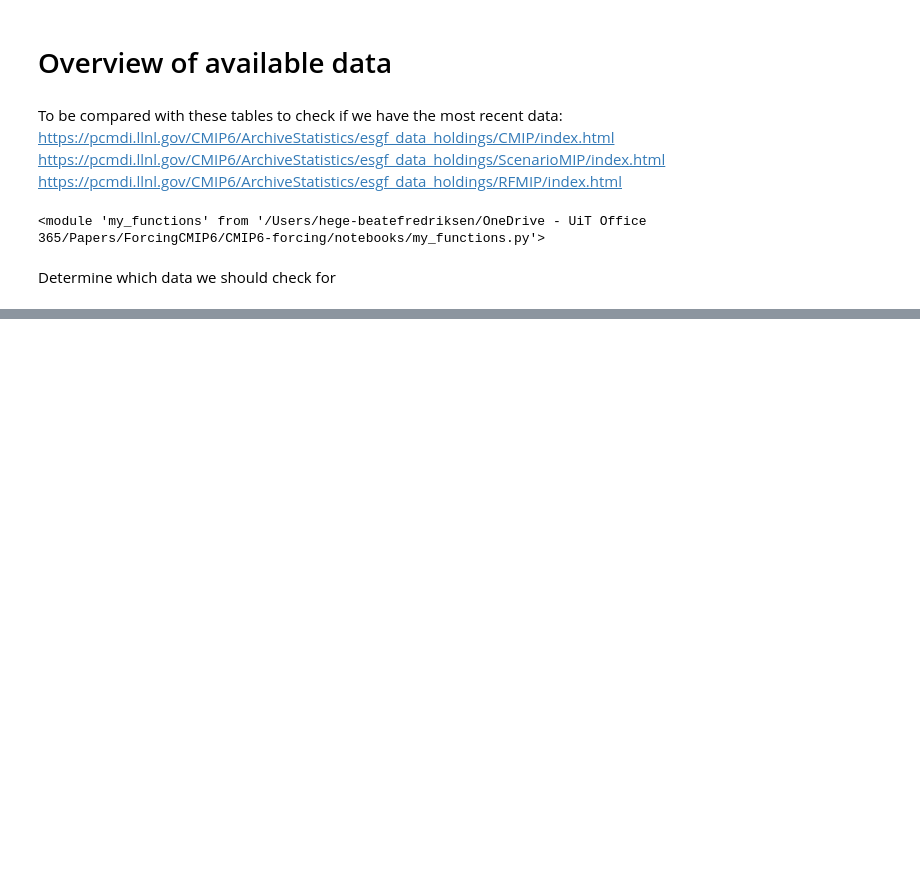
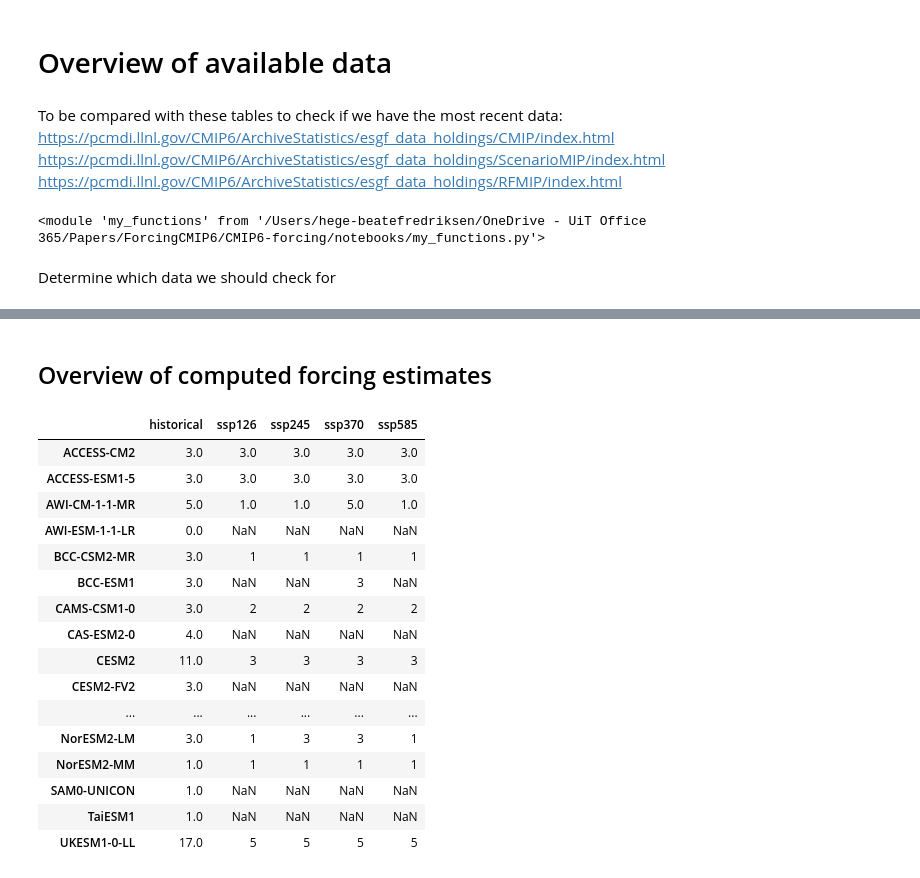
Before and after one commit to Hegebf/CMIP6-forcing, a Jupyter notebook: notebooks/Data_overview.ipynb, the cells around one changed output, grey strips where cells are left out. Cells and saved outputs as stored; diff of their text form; code cells hidden in the pictures; blank space fills up the shorter version.

Commit message:
added overview of forcing estimates

```diff
--- a/notebooks/Data_overview.ipynb
+++ b/notebooks/Data_overview.ipynb
@@ -55,0 +58,37 @@ df
+# %% [markdown]
+## Overview of computed forcing estimates
+# %%
+dff = pd.DataFrame(); # will contain number of transient forcing estimates
+forcingdirectory = '../Estimates/Transient_forcing_estimates/'
+
+#for model in [model_names[0]]:
+for model in df.index:
+    for exp in experiment_list:
+        forcingsubdir = os.path.join(forcingdirectory, model, exp)
+        if os.path.isdir(forcingsubdir):
+            forcingfiles = [ f.name for f in os.scandir(forcingsubdir) if f.name !='.ipynb_checkpoints']
+            dff.loc[model, exp] = int(len(forcingfiles)/3)
+        else:
+            if np.isnan(df.loc[model, exp]):
+                dff.loc[model, exp] = 'NaN' # no anomalies exist to compute forcing from
+            else:
+                dff.loc[model, exp] = 0 # anomalies exist, but no forcing is computed from it
+dff
+# %% [output]
+|  | historical | ssp126 | ssp245 | ssp370 | ssp585 |
+| ACCESS-CM2 | 3.0 | 3.0 | 3.0 | 3.0 | 3.0 |
+| ACCESS-ESM1-5 | 3.0 | 3.0 | 3.0 | 3.0 | 3.0 |
+| AWI-CM-1-1-MR | 5.0 | 1.0 | 1.0 | 5.0 | 1.0 |
+| AWI-ESM-1-1-LR | 0.0 | NaN | NaN | NaN | NaN |
+| BCC-CSM2-MR | 3.0 | 1 | 1 | 1 | 1 |
+| BCC-ESM1 | 3.0 | NaN | NaN | 3 | NaN |
+| CAMS-CSM1-0 | 3.0 | 2 | 2 | 2 | 2 |
+| CAS-ESM2-0 | 4.0 | NaN | NaN | NaN | NaN |
+| CESM2 | 11.0 | 3 | 3 | 3 | 3 |
+| CESM2-FV2 | 3.0 | NaN | NaN | NaN | NaN |
+| ... | ... | ... | ... | ... | ... |
+| NorESM2-LM | 3.0 | 1 | 3 | 3 | 1 |
+| NorESM2-MM | 1.0 | 1 | 1 | 1 | 1 |
+| SAM0-UNICON | 1.0 | NaN | NaN | NaN | NaN |
+| TaiESM1 | 1.0 | NaN | NaN | NaN | NaN |
+| UKESM1-0-LL | 17.0 | 5 | 5 | 5 | 5 |
```
Also changed, not shown: parts of 5 cells of this notebook.
